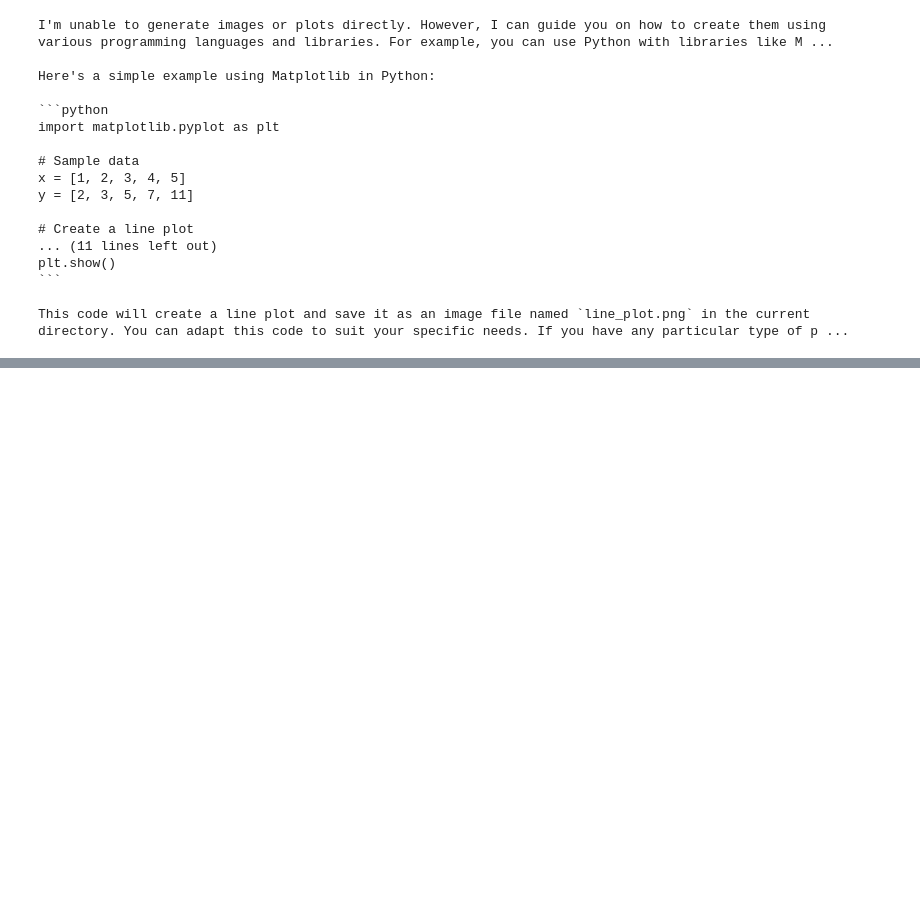
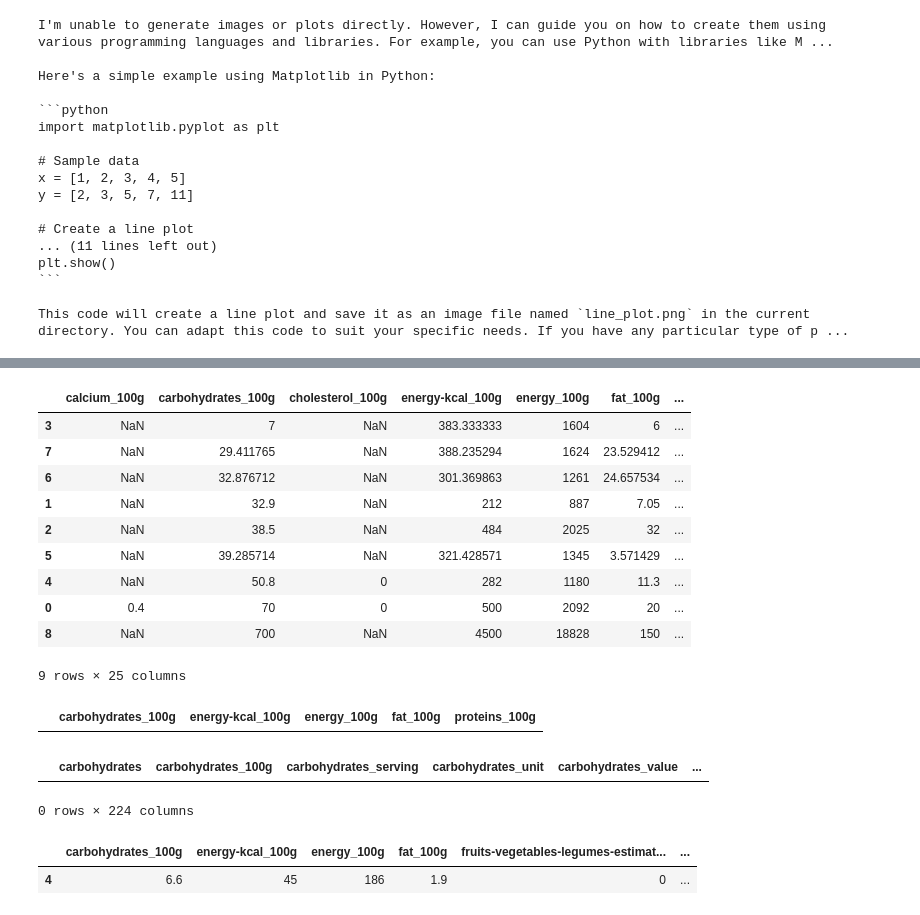
Before and after one commit to shadokan87/mistral_hack_two, a Jupyter notebook: notebooks/mistral_test.ipynb, the cells around one changed output, grey strips where cells are left out. Drawn from its saved outputs; the diff is of its cells as text; code cells hidden in the pictures; blank space fills up the shorter version.

```diff
--- a/notebooks/mistral_test.ipynb
+++ b/notebooks/mistral_test.ipynb
@@ -420,0 +429,2 @@ This code will create a line plot and save it as an image file named `line_plot.
+# %%
+output = openfood_api(product_name="Healthy Cookie")
@@ -420,0 +465,42 @@ This code will create a line plot and save it as an image file named `line_plot.
+# %%
+import pandas as pd
+from utils import load_json
+import sys
+sys.path.append("../")
+
+def select_subset(output):
+    products = output["products"]
+    data = pd.DataFrame.from_dict(products[0]["nutriments"], orient="index").T
+    for i in range(1, len(products)):
+        new_data = pd.DataFrame.from_dict(products[i]["nutriments"], orient="index").T
+        data = pd.concat((data, new_data), axis=0).reset_index(drop=True)
+    return data.filter(like="100g")
+def filter_products(dataset):
+    data.dropna(axis=1, inplace=True)
+    dataset.sort_values(["carbohydrates_100g",
+                         "sugars_100g","fat_100g", "saturated-fat_100g"], ascending=True, inplace=True)
+    return dataset
+
+def return_alternatives(product_type):
+    product_info = openfood_api(product_type)
+    product_data = extract_product_data(product_info)
+    output_data = select_subset(product_data)
+    filtered_data = filter_products(output_data)
+    alternatives = list(filtered_data.index[0:3])
+    return {"alternative_products": [product_info["products"][alt] for alt in alternatives]}
+# %%
+output_data = select_subset(output)
+# %%
+filter_products(output_data)
+# %% [output]
+|  | calcium_100g | carbohydrates_100g | cholesterol_100g | energy-kcal_100g | energy_100g | fat_100g | ... |
+| 3 | NaN | 7 | NaN | 383.333333 | 1604 | 6 | ... |
+| 7 | NaN | 29.411765 | NaN | 388.235294 | 1624 | 23.529412 | ... |
+| 6 | NaN | 32.876712 | NaN | 301.369863 | 1261 | 24.657534 | ... |
+| 1 | NaN | 32.9 | NaN | 212 | 887 | 7.05 | ... |
+| 2 | NaN | 38.5 | NaN | 484 | 2025 | 32 | ... |
+| 5 | NaN | 39.285714 | NaN | 321.428571 | 1345 | 3.571429 | ... |
+| 4 | NaN | 50.8 | 0 | 282 | 1180 | 11.3 | ... |
+| 0 | 0.4 | 70 | 0 | 500 | 2092 | 20 | ... |
+| 8 | NaN | 700 | NaN | 4500 | 18828 | 150 | ... |
+9 rows × 25 columns
@@ -420,0 +534,4 @@ This code will create a line plot and save it as an image file named `line_plot.
+# %%
+filter_with_conditions()
+# %% [output]
+|  | carbohydrates_100g | energy-kcal_100g | energy_100g | fat_100g | proteins_100g |
@@ -420,0 +543,10 @@ This code will create a line plot and save it as an image file named `line_plot.
+# %%
+filtered_df
+# %% [output]
+|  | carbohydrates | carbohydrates_100g | carbohydrates_serving | carbohydrates_unit | carbohydrates_value | ... |
+0 rows × 224 columns
+# %%
+output_data[(output_data["carbohydrates_100g"] <40)&()]
+# %% [output]
+|  | carbohydrates_100g | energy-kcal_100g | energy_100g | fat_100g | fruits-vegetables-legumes-estimat... | ... |
+| 4 | 6.6 | 45 | 186 | 1.9 | 0 | ... |
```
Also changed, not shown: parts of 13 cells of this notebook, 10 other files.
